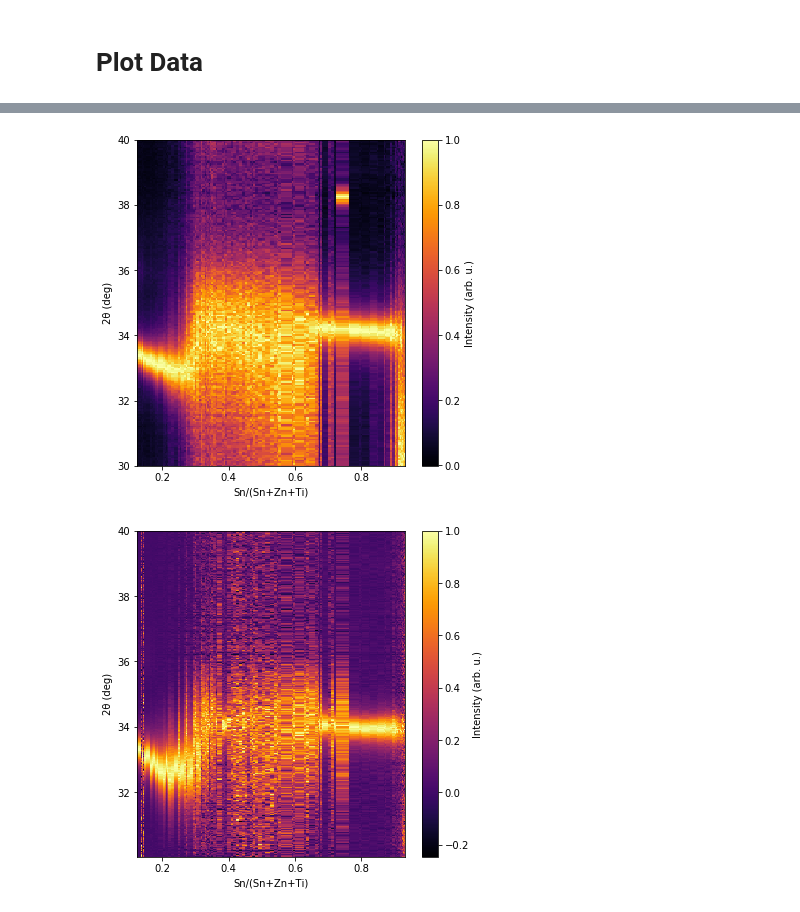
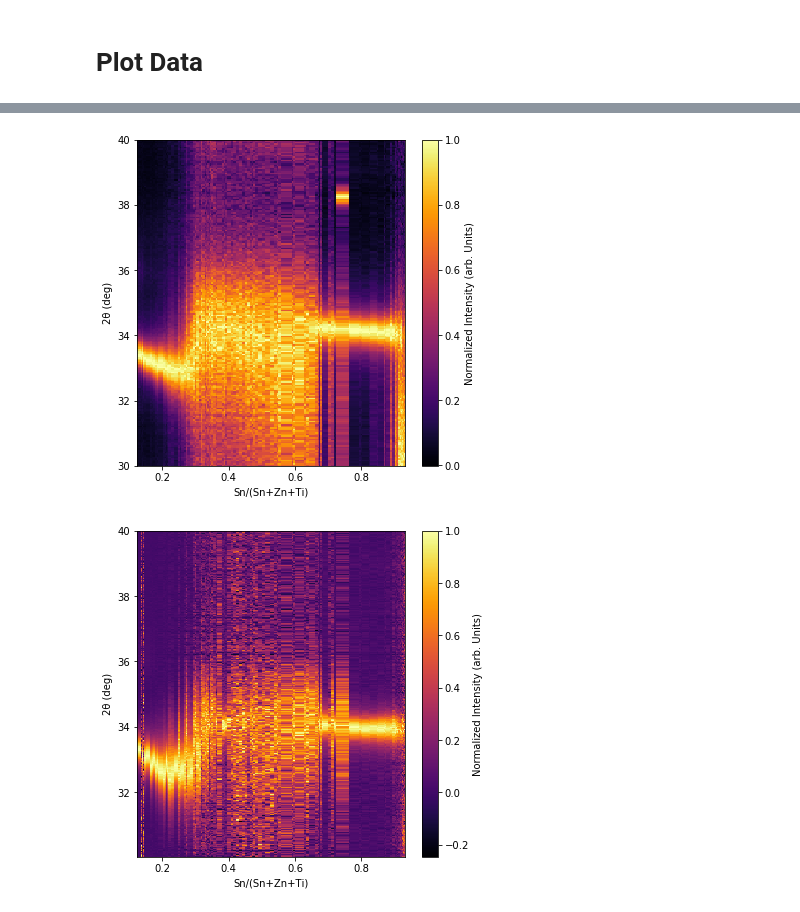
Before and after one commit to usnistgov/NIST-NREL-Interlaboratory-Figures, a Jupyter notebook: xrd-heat-map-composition-sorted.ipynb, the cells around one changed output, grey strips where cells are left out. Saved outputs shown, nothing was run; the diff lists cells and outputs as text; code cells hidden in the pictures.

```diff
--- a/xrd-heat-map-composition-sorted.ipynb
+++ b/xrd-heat-map-composition-sorted.ipynb
@@ -198,7 +198,7 @@ for lib_id,library in libraries.items():
     plt.xlabel('Sn/(Sn+Zn+Ti)')
     plt.ylabel('2θ (deg)')
     cbar = plt.colorbar()
-    cbar.set_label('Intensity (arb. u.)',rotation=90)
+    cbar.set_label('Normalized Intensity (arb. Units)',rotation=90)
     plt.title(lib_id)
     f_name = 'xrd-Sn-'+lib_id.replace('20.500.12048/','')+'.pdf'
     plt.savefig(f_name, bbox_inches='tight')
@@ -248,7 +248,7 @@ for lib_id,library in libraries.items():
     plt.xlabel('Sn/(Sn+Zn+Ti)')
     plt.ylabel('2θ (deg)')
     cbar = plt.colorbar()
-    cbar.set_label('Intensity (arb. u.)',rotation=90)
+    cbar.set_label('Normalized Intensity (arb. Units)',rotation=90)
     plt.title(lib_id)
     f_name = 'xrd-Sn-range-'+lib_id.replace('20.500.12048/','')+'.pdf'
     plt.savefig(f_name, bbox_inches='tight')
@@ -279,35 +279,35 @@ lib_theta_list = xrd_patterns[lib_xrd_list[0]]['data']['angle-2-theta']['value']
 lib_theta_list_arr = np.array(lib_theta_list)
 condition = np.logical_and(lib_theta_list_arr >= theta_min, lib_theta_list_arr <= theta_max)
 lib_theta_list_new = lib_theta_list_arr[condition]
 lib_theta_list = list(lib_theta_list_new)
 
 xrd_mat = list()
 for xrd in lib_xrd_list:
     pattern = np.array(xrd_patterns[xrd]['data']['intensity']['value'])
     bg = snip_method(pattern,0.0,1.0,0.0,iter_num=20)
     pattern_bg_sub = pattern - bg
     pattern_range = pattern_bg_sub[condition]
     pattern_norm = pattern_range/max(pattern_range)
     xrd_mat.append(list(pattern_norm))
 
 
 xrd_mat_np = np.array(xrd_mat)
 xrd_mat_np_T = np.transpose(xrd_mat_np)
 
 X,Y = np.meshgrid(lib_Sn_list,lib_theta_list)
 Z = xrd_mat_np_T
 
 plt.figure(figsize=(6,6))
 plt.pcolormesh(X,Y,Z,cmap='inferno',linewidth=0,rasterized=True)
 plt.xlabel('Sn/(Sn+Zn+Ti)')
 plt.ylabel('2θ (deg)')
 cbar = plt.colorbar()
-cbar.set_label('Intensity (arb. u.)',rotation=90)
+cbar.set_label('Normalized Intensity (arb. Units)',rotation=90)
 f_name = 'xrd-Sn-range-NREL-NREL.pdf'
 plt.savefig(f_name, bbox_inches='tight')
 plt.show()
 # %% [output]
-[figure, old version]
+[figure, new version]
 # %%
 theta_min = 30.0
 theta_max = 40.0
@@ -348,9 +348,9 @@ plt.pcolormesh(X,Y,Z,cmap='inferno',linewidth=0,rasterized=True)
 plt.xlabel('Sn/(Sn+Zn+Ti)')
 plt.ylabel('2θ (deg)')
 cbar = plt.colorbar()
-cbar.set_label('Intensity (arb. u.)',rotation=90)
+cbar.set_label('Normalized Intensity (arb. Units)',rotation=90)
 f_name = 'xrd-Sn-range-NREL-NIST.pdf'
 plt.savefig(f_name, bbox_inches='tight')
 plt.show()
 # %% [output]
-[figure, old version]
+[figure, new version]
```
Also changed, not shown: parts of 2 cells of this notebook, 18 other files.
